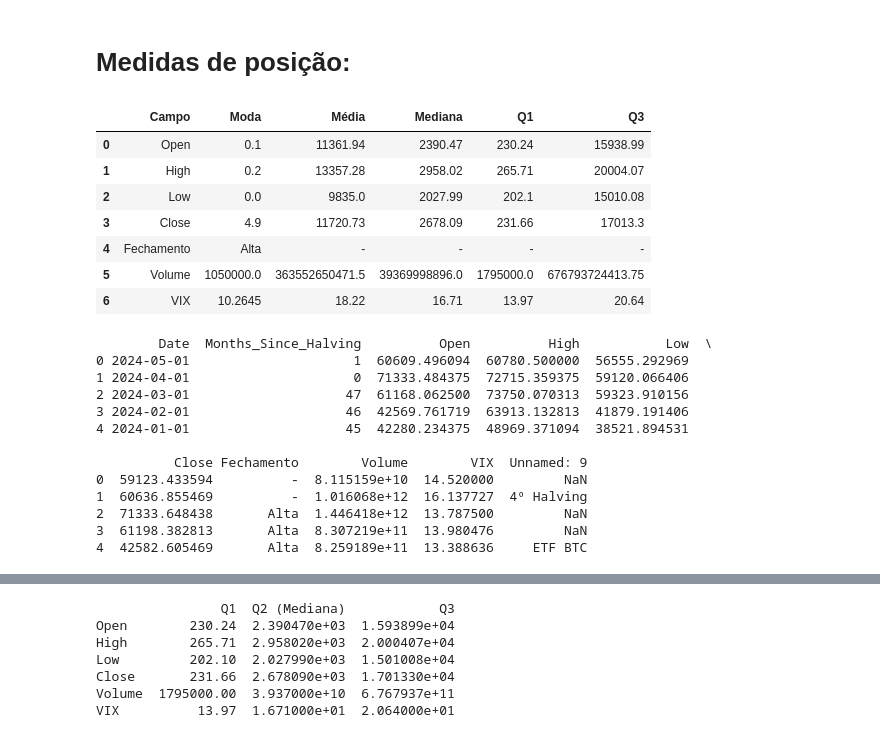
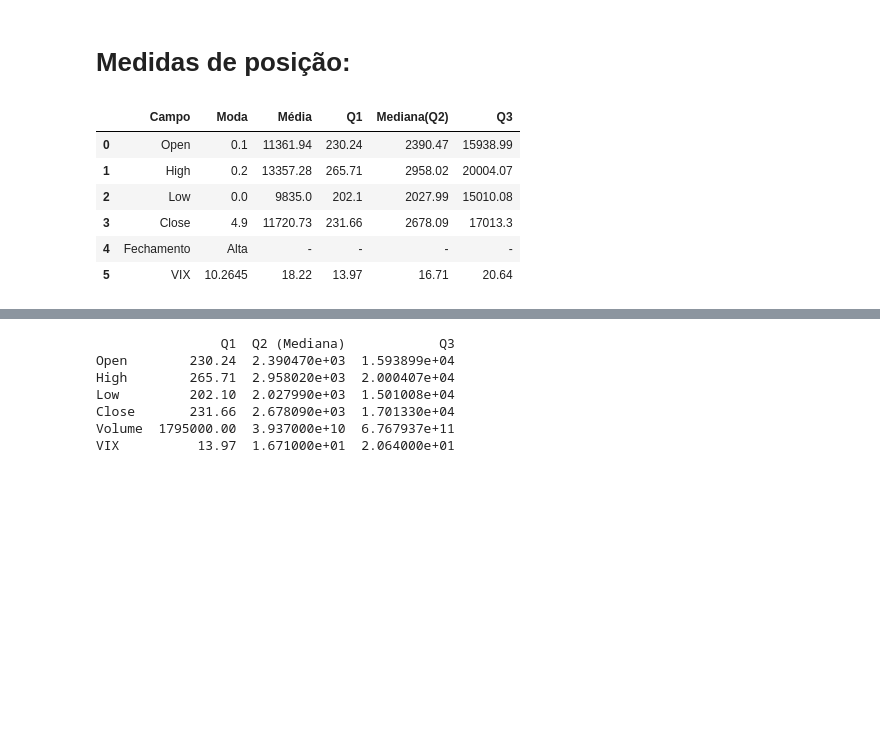
Before and after one commit to HerbGlrt/BTC-Statistic-Analysis, a Jupyter notebook: Estatistica.ipynb, the cells around one changed output, grey strips where cells are left out. Drawn from its saved outputs; the diff is of its cells as text; code cells hidden in the pictures; blank space fills up the shorter version.

```diff
--- a/Estatistica.ipynb
+++ b/Estatistica.ipynb
@@ -38,58 +40,35 @@ Requirement already satisfied: pyparsing>=2.3.1 in /usr/local/lib/python3.10/dis
 # %%
 # Função para calcular as medidas de posição, ignorando médias e medianas para variáveis qualitativas
 def calcular_medidas(df, colunas_qualitativas):
     medidas = []
     for coluna in df.columns:
         if coluna in colunas_qualitativas:
             moda = df[coluna].mode().iloc[0]
             medidas.append([coluna, moda, '-', '-', '-', '-'])
         else:
             moda = df[coluna].mode().iloc[0]
             media = df[coluna].mean().round(2)
+            q1 = df[coluna].quantile(0.25).round(2)
             mediana = df[coluna].median().round(2)
-            q1 = df[coluna].quantile(0.25).round(2)
             q3 = df[coluna].quantile(0.75).round(2)
-            medidas.append([coluna, moda, media, mediana, q1, q3])
-    return pd.DataFrame(medidas, columns=['Campo', 'Moda', 'Média', 'Mediana', 'Q1', 'Q3'])
+            medidas.append([coluna, moda, media, q1, mediana, q3])
+    return pd.DataFrame(medidas, columns=['Campo', 'Moda', 'Média', 'Q1', 'Mediana(Q2)', 'Q3'])
 
 # Selecionar as colunas de interesse
-colunas_interesse = ['Open', 'High', 'Low', 'Close', 'Fechamento', 'Volume', 'VIX']
+colunas_interesse = ['Open', 'High', 'Low', 'Close', 'Fechamento', 'VIX']
 colunas_qualitativas = ['Fechamento']
 
 # Calcular e exibir as medidas
 medidas = calcular_medidas(df[colunas_interesse], colunas_qualitativas)
 
-# Calcular a moda da coluna 'Fechamento'
-moda_fechamento = df['Fechamento'].mode().iloc[0]
-
-# Substituir todos os valores da coluna 'Fechamento' que não são a moda por "-"
-df['Fechamento'] = df['Fechamento'].apply(lambda x: x if x == moda_fechamento else '-')
-
 # Exibir a tabela de medidas
 from IPython.display import display
 display(medidas)
-
-# Exibir as primeiras linhas do dataframe atualizado
-print(df.head())
 # %% [output]
-|  | Campo | Moda | Média | Mediana | Q1 | Q3 |
-| 0 | Open | 0.1 | 11361.94 | 2390.47 | 230.24 | 15938.99 |
-| 1 | High | 0.2 | 13357.28 | 2958.02 | 265.71 | 20004.07 |
-| 2 | Low | 0.0 | 9835.0 | 2027.99 | 202.1 | 15010.08 |
-| 3 | Close | 4.9 | 11720.73 | 2678.09 | 231.66 | 17013.3 |
+|  | Campo | Moda | Média | Q1 | Mediana(Q2) | Q3 |
+| 0 | Open | 0.1 | 11361.94 | 230.24 | 2390.47 | 15938.99 |
+| 1 | High | 0.2 | 13357.28 | 265.71 | 2958.02 | 20004.07 |
+| 2 | Low | 0.0 | 9835.0 | 202.1 | 2027.99 | 15010.08 |
+| 3 | Close | 4.9 | 11720.73 | 231.66 | 2678.09 | 17013.3 |
 | 4 | Fechamento | Alta | - | - | - | - |
-| 5 | Volume | 1050000.0 | 363552650471.5 | 39369998896.0 | 1795000.0 | 676793724413.75 |
-| 6 | VIX | 10.2645 | 18.22 | 16.71 | 13.97 | 20.64 |
+| 5 | VIX | 10.2645 | 18.22 | 13.97 | 16.71 | 20.64 |
-        Date  Months_Since_Halving          Open          High           Low  \
-0 2024-05-01                     1  60609.496094  60780.500000  56555.292969
-1 2024-04-01                     0  71333.484375  72715.359375  59120.066406
-2 2024-03-01                    47  61168.062500  73750.070313  59323.910156
-3 2024-02-01                    46  42569.761719  63913.132813  41879.191406
-4 2024-01-01                    45  42280.234375  48969.371094  38521.894531
-
-          Close Fechamento        Volume        VIX  Unnamed: 9
-0  59123.433594          -  8.115159e+10  14.520000         NaN
-1  60636.855469          -  1.016068e+12  16.137727  4º Halving
-2  71333.648438       Alta  1.446418e+12  13.787500         NaN
-3  61198.382813       Alta  8.307219e+11  13.980476         NaN
-4  42582.605469       Alta  8.259189e+11  13.388636     ETF BTC
```
Also changed, not shown: parts of 16 cells of this notebook.
